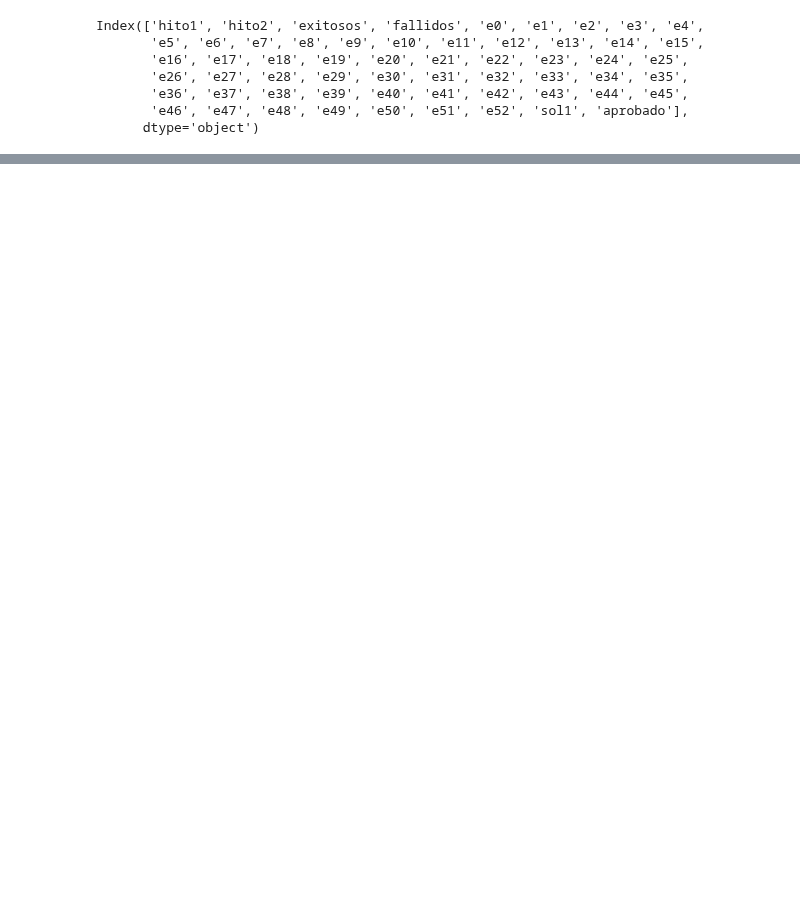
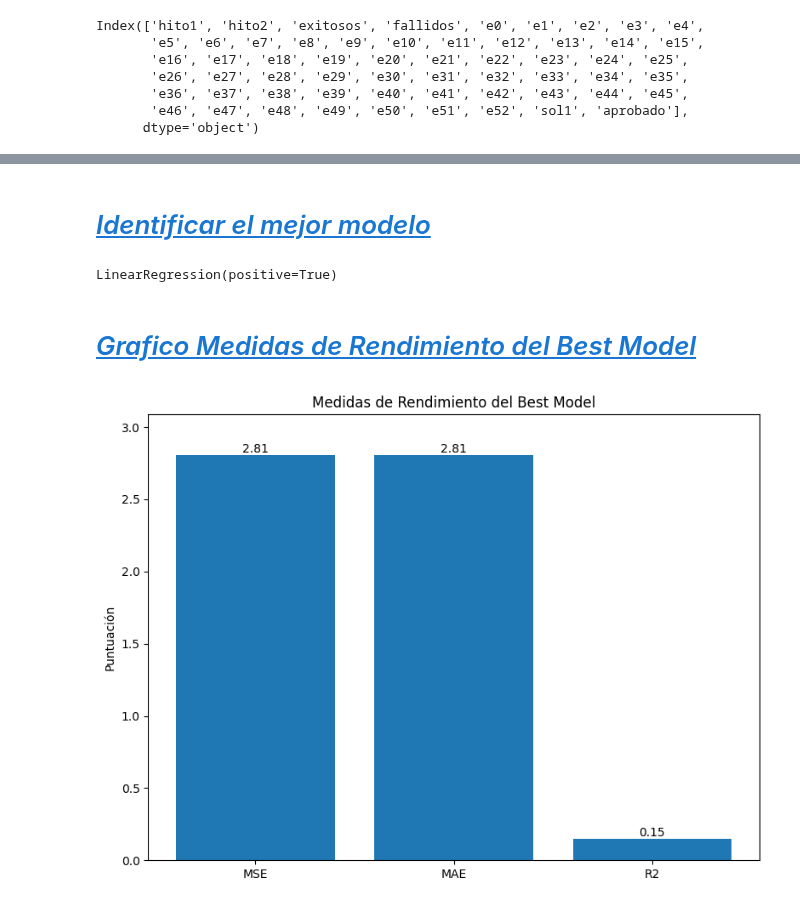
Before and after one commit to tonporaqui/tesis, a Jupyter notebook: jupyter_notebook/notebooks/compara_algoritmos.ipynb, the cells around one changed output, grey strips where cells are left out. Drawn from its saved outputs; the diff is of its cells as text; code cells hidden in the pictures; blank space fills up the shorter version.

```diff
--- a/jupyter_notebook/notebooks/compara_algoritmos.ipynb
+++ b/jupyter_notebook/notebooks/compara_algoritmos.ipynb
@@ -483,0 +637,59 @@ Los resultados obtenidos del graficos no son muy alentadores para modelos de reg
+# %% [markdown]
+# <a id='toc22_'></a>[_Identificar el mejor modelo_](#toc0_)
+# %%
+best_model_name = None  # Variable para almacenar el nombre del mejor modelo
+best_mse = float("inf")  # Variable para almacenar el valor mínimo de MSE
+best_mae = float("inf")  # Variable para almacenar el valor mínimo de MAE
+best_r2 = float("-inf")  # Variable para almacenar el valor máximo de R2
+
+for model_name, model_results in results.items():
+    mse = model_results["MSE"]  # MSE del modelo actual
+    mae = model_results["MAE"]  # MAE del modelo actual
+    r2 = model_results["R2"]    # R2 del modelo actual
+
+    if mse < best_mse and mae < best_mae and r2 > best_r2:
+        # Si el modelo actual tiene un MSE y MAE menor, y un R2 mayor que el mejor modelo actual
+        best_model_name = model_name  # Actualizar el nombre del mejor modelo
+        best_mse = mse  # Actualizar el valor mínimo de MSE
+        best_mae = mae  # Actualizar el valor mínimo de MAE
+        best_r2 = r2    # Actualizar el valor máximo de R2
+
+best_model = models_regresion[model_names.index(best_model_name)]
+# %%
+best_model.fit(X, y)
+# %% [output]
+LinearRegression(positive=True)
+# %% [markdown]
+# <a id='toc23_'></a>[_Grafico Medidas de Rendimiento del Best Model_](#toc0_)
+# %%
+# Crear la figura y los subplots
+fig, ax = plt.subplots(figsize=(8, 6))
+
+# Obtener las métricas para el best_model
+best_model_metrics = results[best_model_name]
+
+# Crear las barras para el best_model y las métricas
+scores = [best_model_metrics[metric] for metric in metrics]
+bars = ax.bar(metrics, scores)
+
+# Agregar etiquetas a las barras
+for bar in bars:
+    height = bar.get_height()
+    ax.text(
+        bar.get_x() + bar.get_width() / 2,
+        height,
+        f"{height:.2f}",  # Agregar el valor con dos decimales
+        ha="center",
+        va="bottom"
+    )
+
+# Configurar el eje y y las etiquetas
+ax.set_ylabel("Puntuación")
+ax.set_title("Medidas de Rendimiento del Best Model")
+plt.ylim(0, max(scores) * 1.1)  # Ajustar el límite del eje y para mostrar todas las barras
+
+# Mostrar el gráfico
+plt.tight_layout()
+plt.show()
+# %% [output]
+[figure, added]
```
Also changed, not shown: parts of 46 cells of this notebook, 5 other files.
